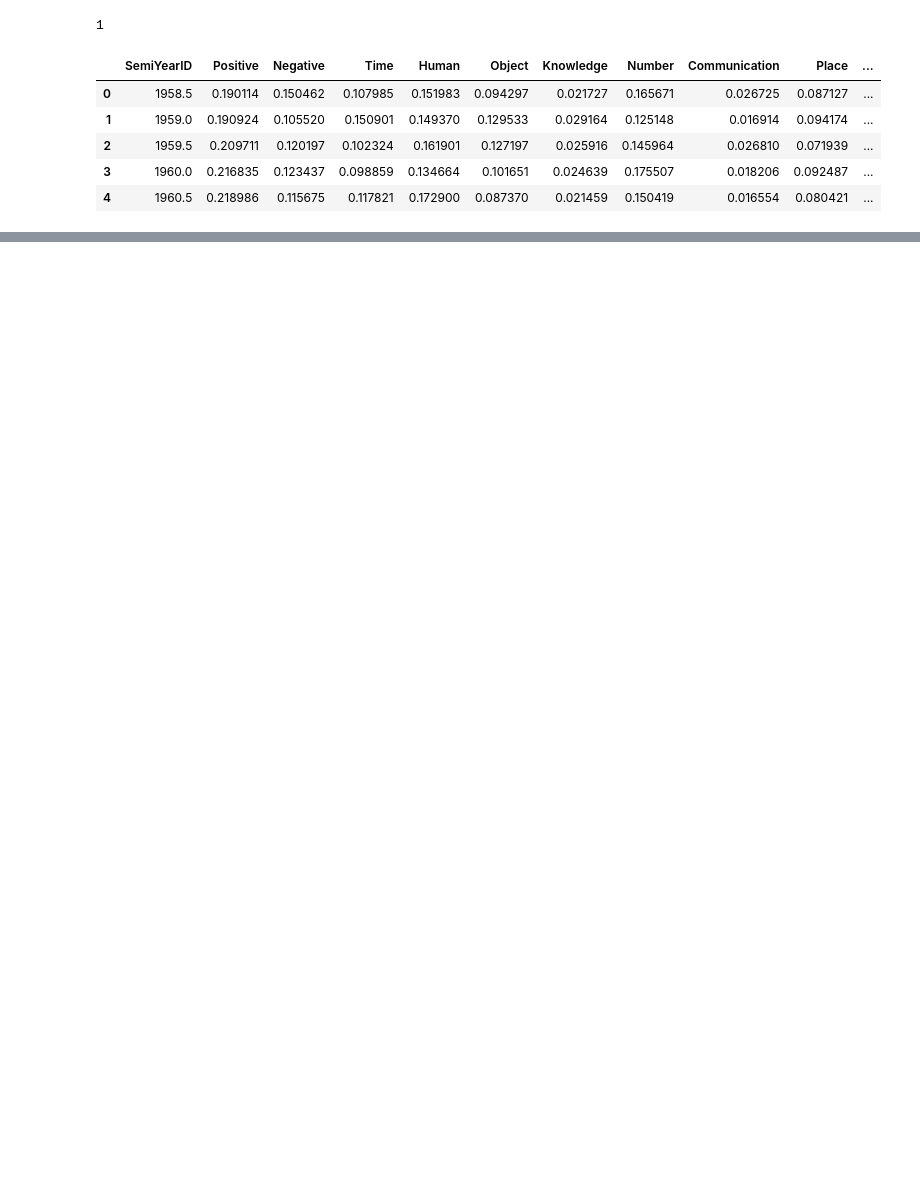
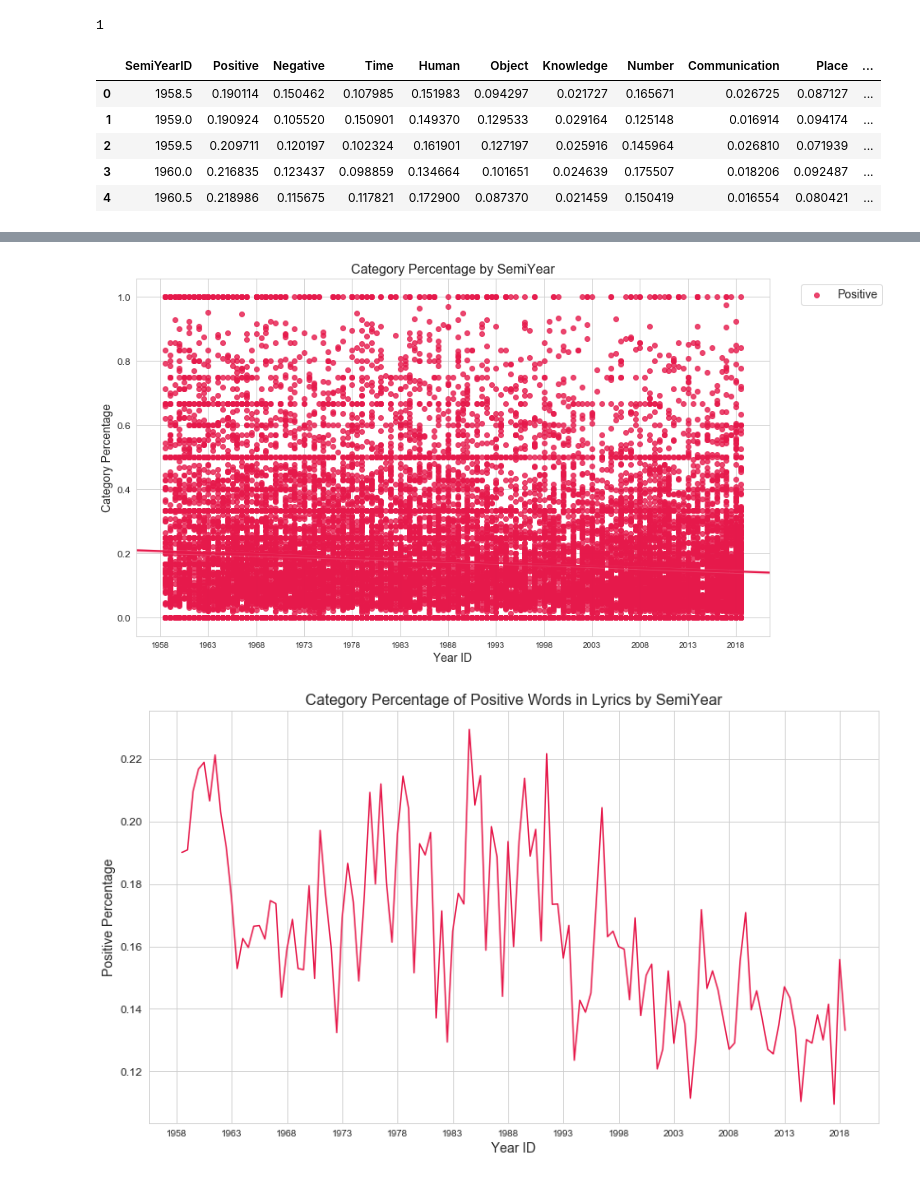
Before and after one commit to cvraut/Music_Econ, a Jupyter notebook: dataClustering/category_vs_econ.ipynb, the cells around one changed output, grey strips where cells are left out. Cells and saved outputs as stored; diff of their text form; code cells hidden in the pictures; blank space fills up the shorter version.

```diff
--- a/dataClustering/category_vs_econ.ipynb
+++ b/dataClustering/category_vs_econ.ipynb
@@ -89,0 +92,46 @@ plt.show()
+# %%
+plt.figure(figsize=(13.8, 8))
+sns.set_style("whitegrid")
+harvard_BB = harvard_BB[harvard_BB["word_count"]>=1]
+props = [c/wc for c,wc in zip(harvard_BB["Positive"],harvard_BB["word_count"])]
+sns.regplot(data=harvard_BB,x="SemiYearID",y=props, label="Positive",color=colors[0])
+plt.legend(fontsize=14, bbox_to_anchor=(1.04,1))
+plt.title("Category Percentage by SemiYear", fontsize=16)
+plt.ylabel("Category Percentage", fontsize=14)
+plt.xlabel("Year ID", fontsize=14)
+plt.yticks(fontsize=12)
+plt.xticks(list(range(int(min(harvard_BB_SemiYear["SemiYearID"])), int(max(harvard_BB_SemiYear["SemiYearID"])) + 5, 5)))
+plt.show()
+
+cat = "Positive"
+def some_plts(cat):
+    plt.figure(figsize=(13.8, 8))
+    sns.set_style("whitegrid")
+    plt.plot(harvard_BB_SemiYear["SemiYearID"],harvard_BB_SemiYear[cat], label=cat,color=colors[categories.index(cat)])
+    plt.title("Category Percentage of {} Words in Lyrics by SemiYear".format(cat), fontsize=16)
+    plt.ylabel("{} Percentage".format(cat), fontsize=14)
+    plt.xlabel("Year ID", fontsize=14)
+    plt.yticks(fontsize=12)
+    plt.xticks(list(range(int(min(harvard_BB_SemiYear["SemiYearID"])), int(max(harvard_BB_SemiYear["SemiYearID"])) + 5, 5)))
+    plt.show()
+
+    plt.figure(figsize=(13.8, 8))
+    sns.set_style("whitegrid")
+    smoothed_perc = lowess(harvard_BB_SemiYear[cat],harvard_BB_SemiYear.SemiYearID,frac=0.05)[:,1]
+    plt.plot(harvard_BB_SemiYear["SemiYearID"],smoothed_perc, label=cat,color=colors[categories.index(cat)])
+    p = np.poly1d(np.polyfit(harvard_BB_SemiYear["SemiYearID"], smoothed_perc, 1))
+    yp = list(map(p,harvard_BB_SemiYear["SemiYearID"]))
+    plt.plot(harvard_BB_SemiYear["SemiYearID"], yp)
+    #plt.legend(fontsize=14, bbox_to_anchor=(1.04,1))
+    plt.title("Smoothed (Lowess 0.05) with best fit line", fontsize=16)
+    plt.ylabel("{} Percentage".format(cat), fontsize=14)
+    plt.xlabel("Year ID", fontsize=14)
+    plt.yticks(fontsize=12)
+    plt.xticks(list(range(int(min(harvard_BB_SemiYear["SemiYearID"])), int(max(harvard_BB_SemiYear["SemiYearID"])) + 5, 5)))
+    plt.show()
+some_plts("Positive")
+some_plts("Negative")
+some_plts("Government")
+# %% [output]
+[figure, added]
+[figure, added]
```
Also changed, not shown: parts of 9 cells of this notebook, 1 other file.
